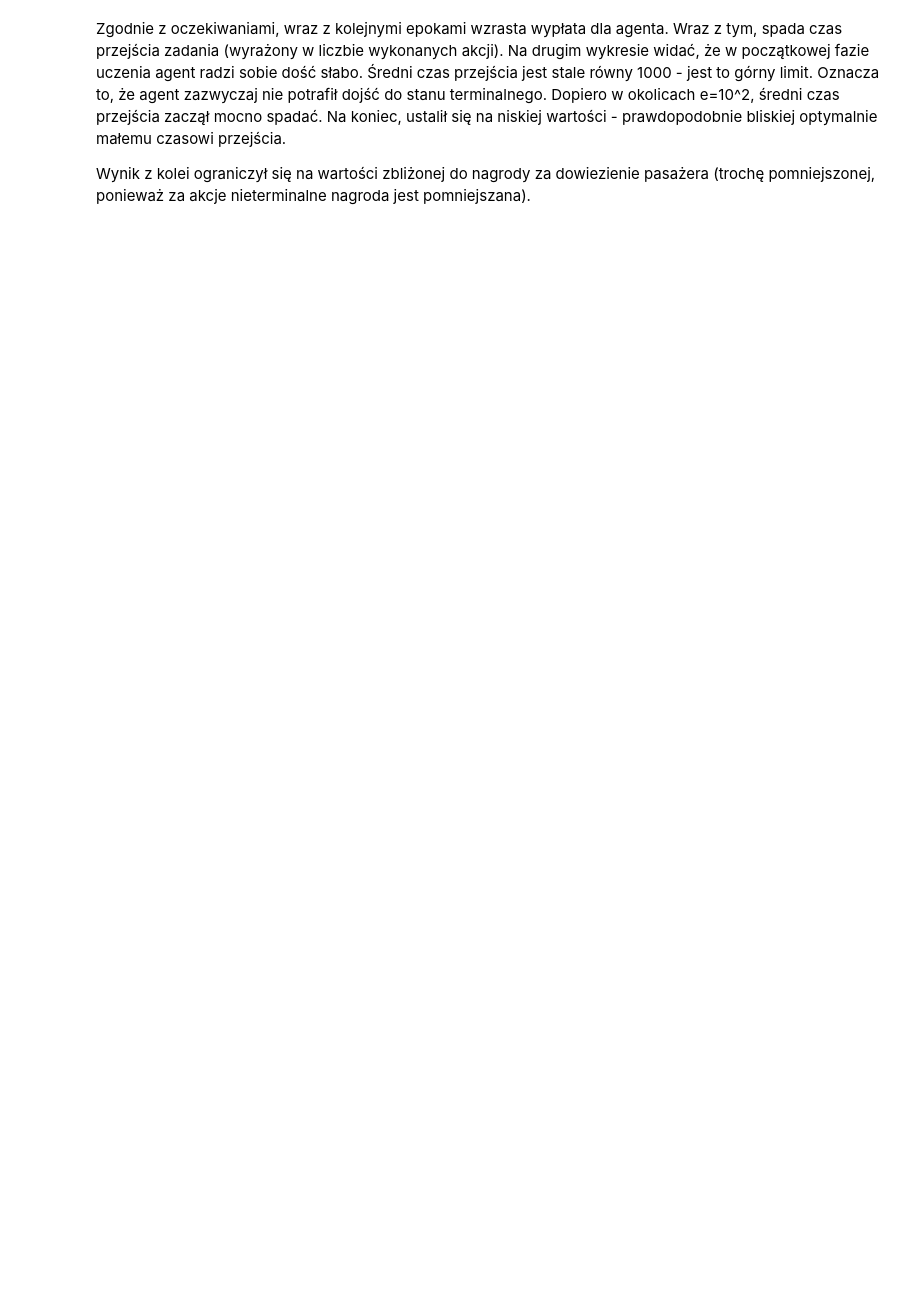
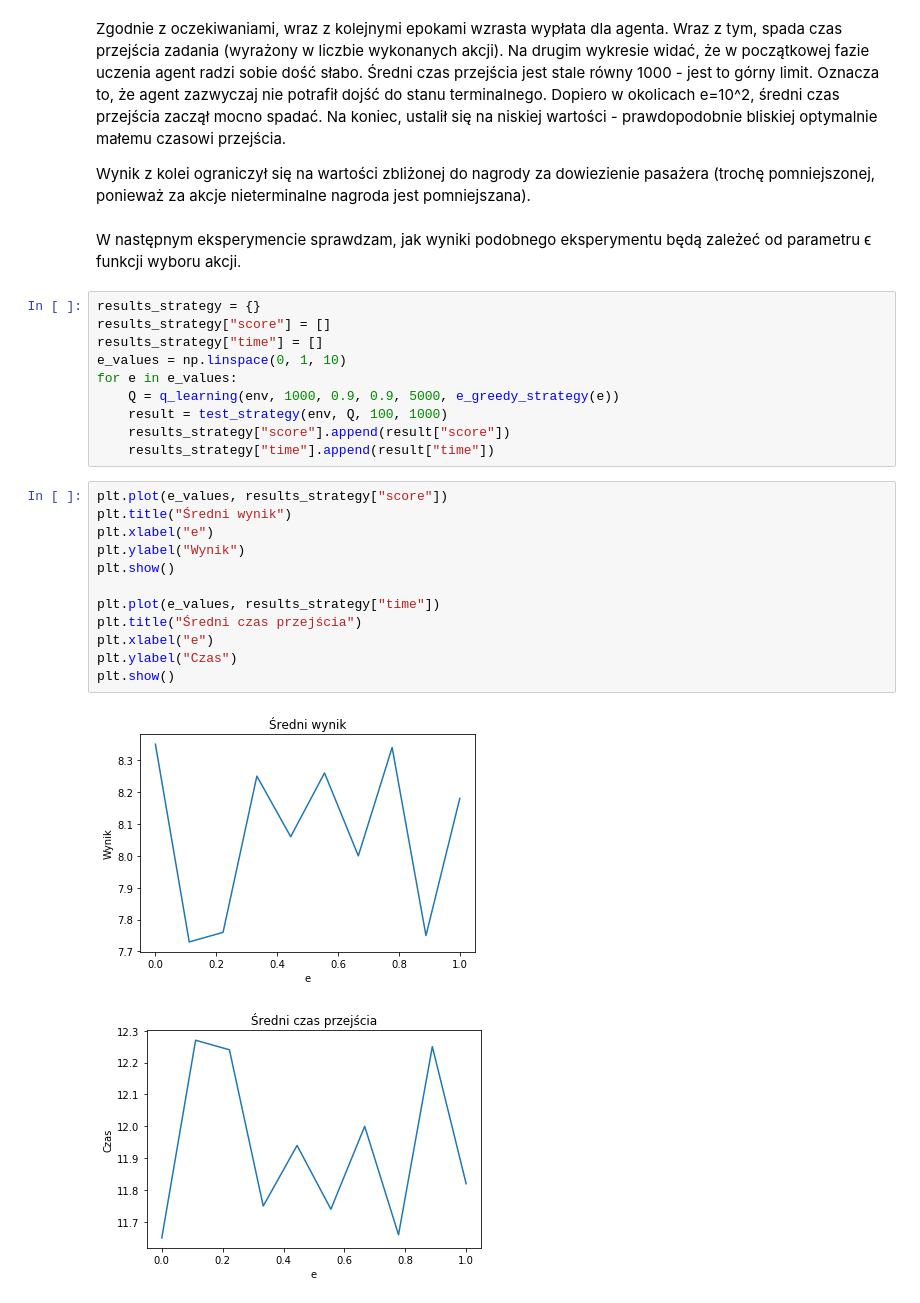
Before and after one commit to tototmek/WSI, a Jupyter notebook: Zadanie6.ipynb, the cells around one changed output. Cells and saved outputs as stored; diff of their text form; blank space fills up the shorter version.

```diff
--- a/Zadanie6.ipynb
+++ b/Zadanie6.ipynb
@@ -100,3 +105,30 @@ plt.show()
 Zgodnie z oczekiwaniami, wraz z kolejnymi epokami wzrasta wypłata dla agenta. Wraz z tym, spada czas przejścia zadania (wyrażony w liczbie wykonanych akcji). Na drugim wykresie widać, że w początkowej fazie uczenia agent radzi sobie dość słabo. Średni czas przejścia jest stale równy 1000 - jest to górny limit. Oznacza to, że agent zazwyczaj nie potrafił dojść do stanu terminalnego. Dopiero w okolicach e=10^2, średni czas przejścia zaczął mocno spadać. Na koniec, ustalił się na niskiej wartości - prawdopodobnie bliskiej optymalnie małemu czasowi przejścia.
 
 Wynik z kolei ograniczył się na wartości zbliżonej do nagrody za dowiezienie pasażera (trochę pomniejszonej, ponieważ za akcje nieterminalne nagroda jest pomniejszana).
+# %% [markdown]
+W następnym eksperymencie sprawdzam, jak wyniki podobnego eksperymentu będą zależeć od parametru ϵ funkcji wyboru akcji.
+# %%
+results_strategy = {}
+results_strategy["score"] = []
+results_strategy["time"] = []
+e_values = np.linspace(0, 1, 10)
+for e in e_values:
+    Q = q_learning(env, 1000, 0.9, 0.9, 5000, e_greedy_strategy(e))
+    result = test_strategy(env, Q, 100, 1000)
+    results_strategy["score"].append(result["score"])
+    results_strategy["time"].append(result["time"])
+# %%
+plt.plot(e_values, results_strategy["score"])
+plt.title("Średni wynik")
+plt.xlabel("e")
+plt.ylabel("Wynik")
+plt.show()
+
+plt.plot(e_values, results_strategy["time"])
+plt.title("Średni czas przejścia")
+plt.xlabel("e")
+plt.ylabel("Czas")
+plt.show()
+# %% [output]
+[figure, added]
+[figure, added]
```
Also changed, not shown: parts of 1 cell of this notebook.
